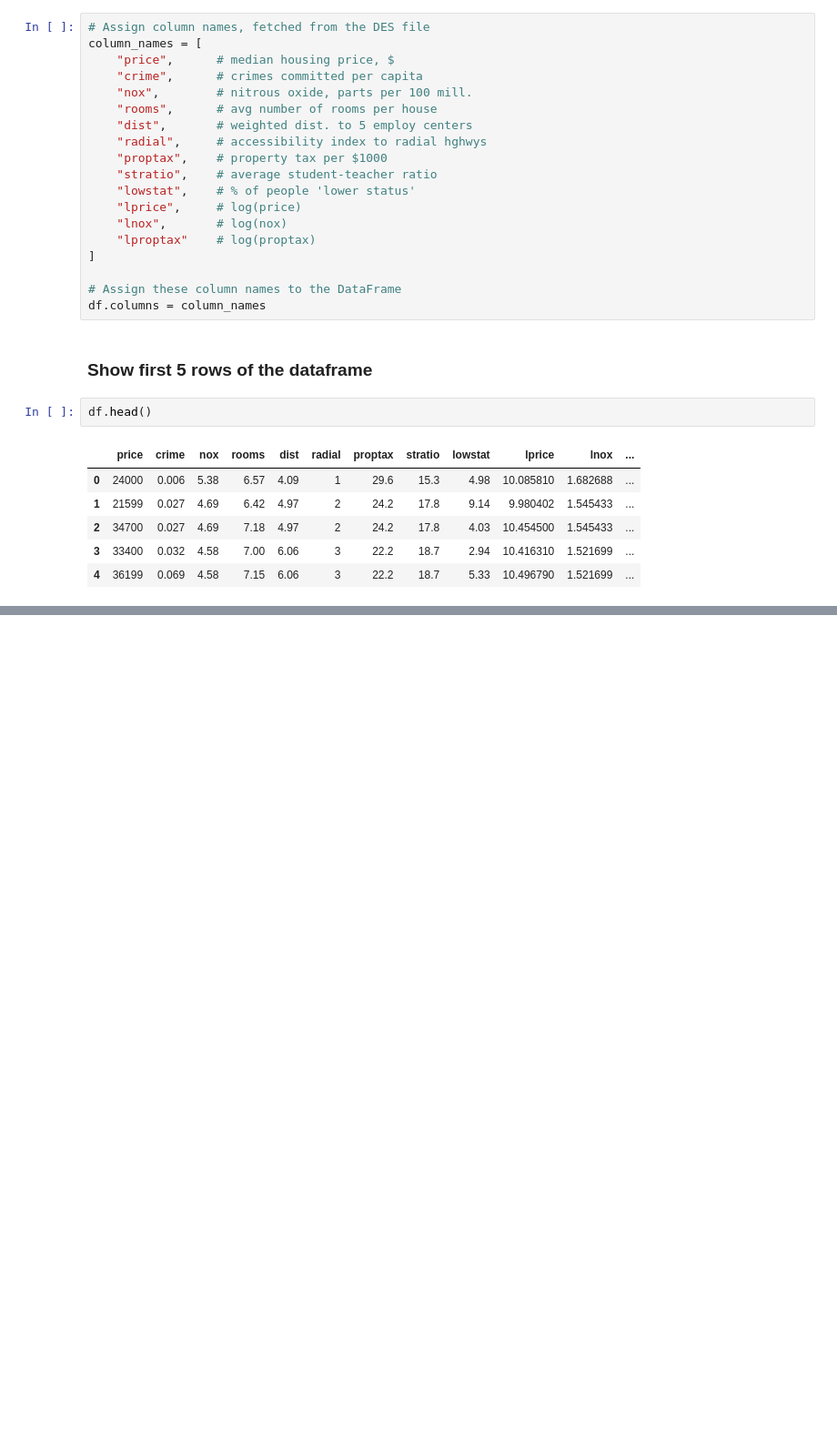
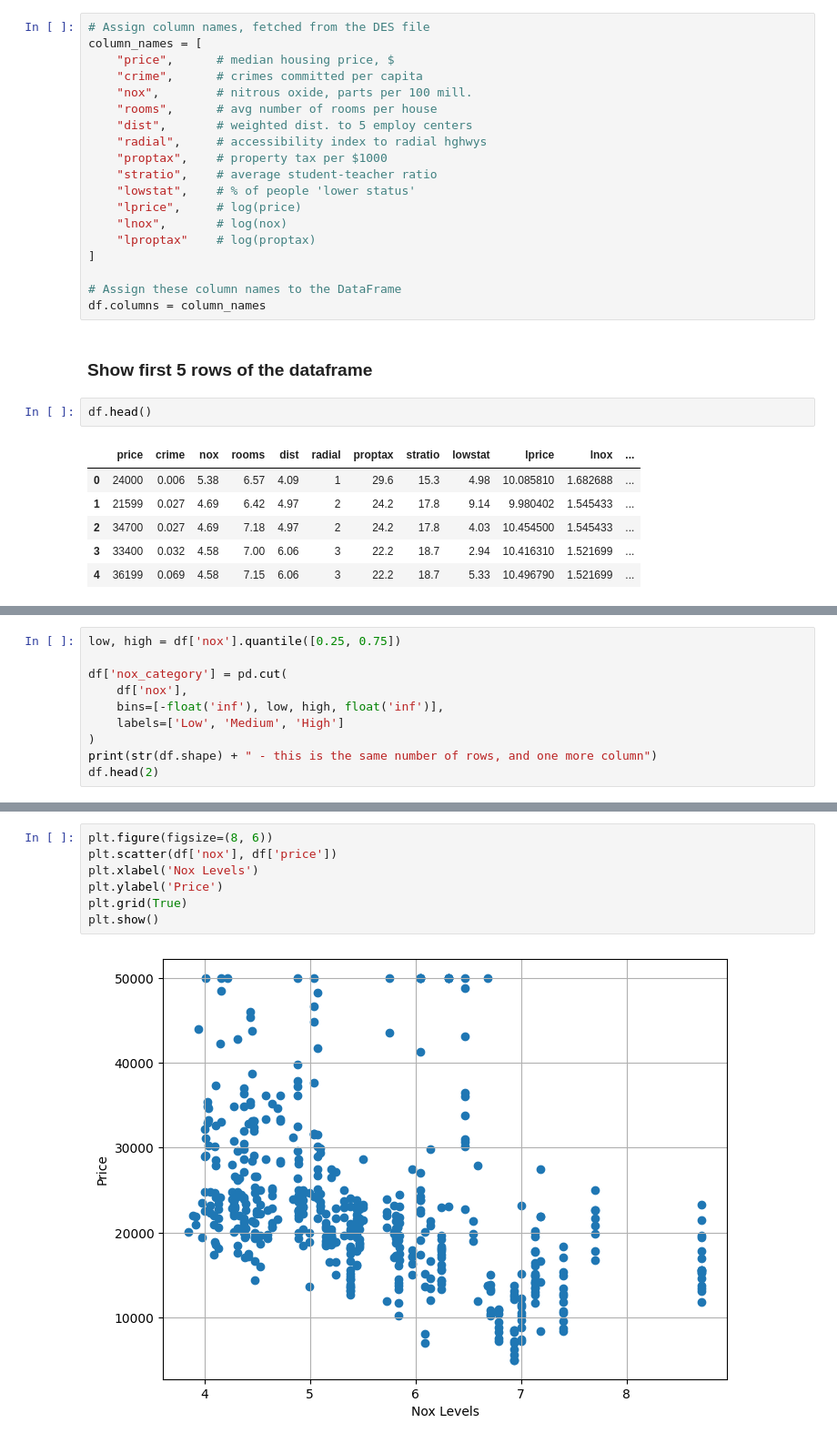
Before and after one commit to AX-Berglund/Econometrics-Analysis-Project, a Jupyter notebook: notebooks/cross_section_data.ipynb, the cells around one changed output, grey strips where cells are left out. Shown at 91% size. Saved outputs shown, nothing was run; the diff lists cells and outputs as text; blank space fills up the shorter version.

```diff
--- a/notebooks/cross_section_data.ipynb
+++ b/notebooks/cross_section_data.ipynb
@@ -106,0 +158,10 @@ df.head()
+# %%
+low, high = df['nox'].quantile([0.25, 0.75])
+
+df['nox_category'] = pd.cut(
+    df['nox'],
+    bins=[-float('inf'), low, high, float('inf')],
+    labels=['Low', 'Medium', 'High']
+)
+print(str(df.shape) + " - this is the same number of rows, and one more column")
+df.head(2)
@@ -106,0 +193,9 @@ df.head()
+# %%
+plt.figure(figsize=(8, 6))
+plt.scatter(df['nox'], df['price'])
+plt.xlabel('Nox Levels')
+plt.ylabel('Price')
+plt.grid(True)
+plt.show()
+# %% [output]
+[figure, added]
```
Also changed, not shown: parts of 102 cells of this notebook, 2 other files.
